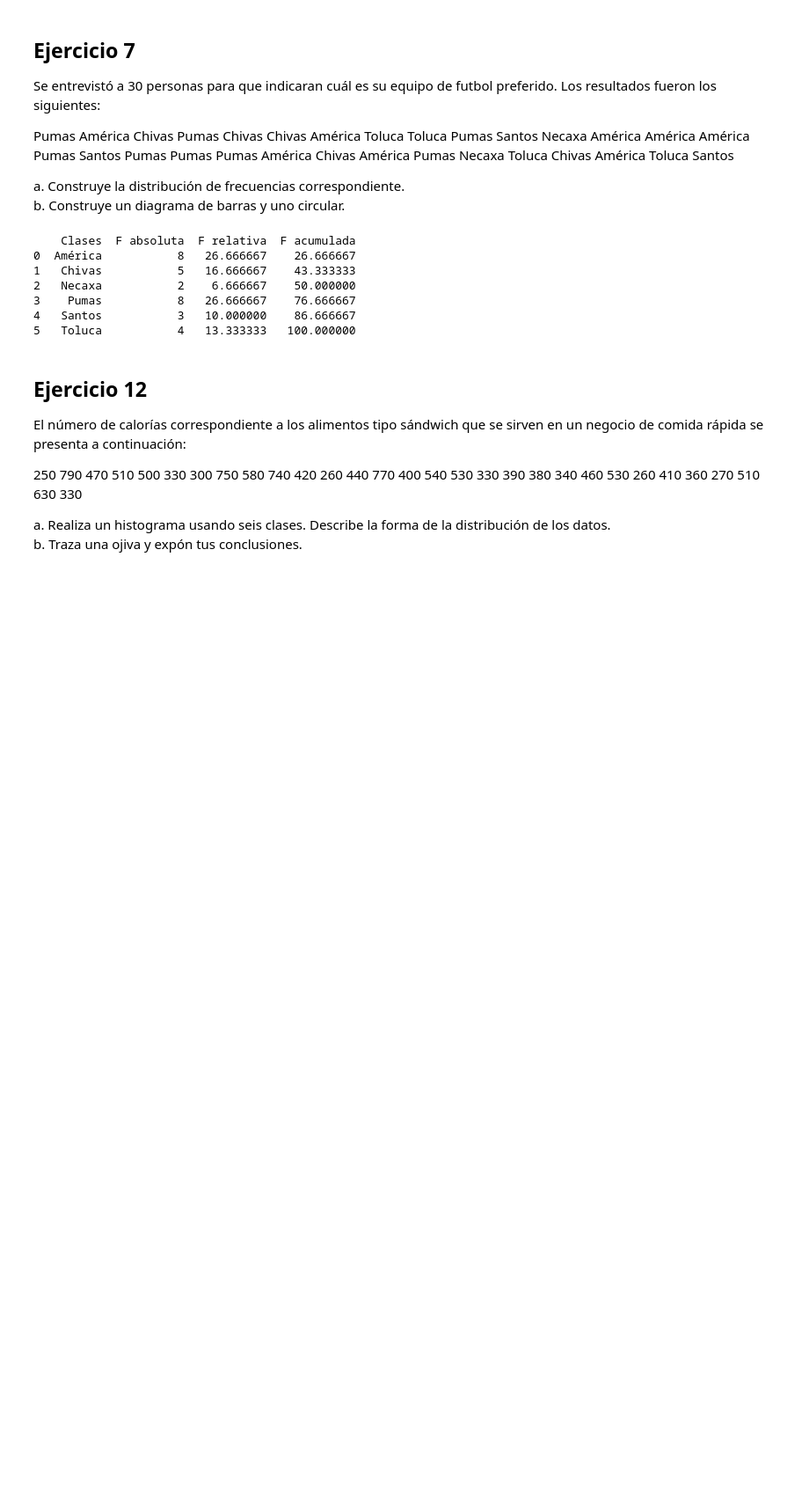
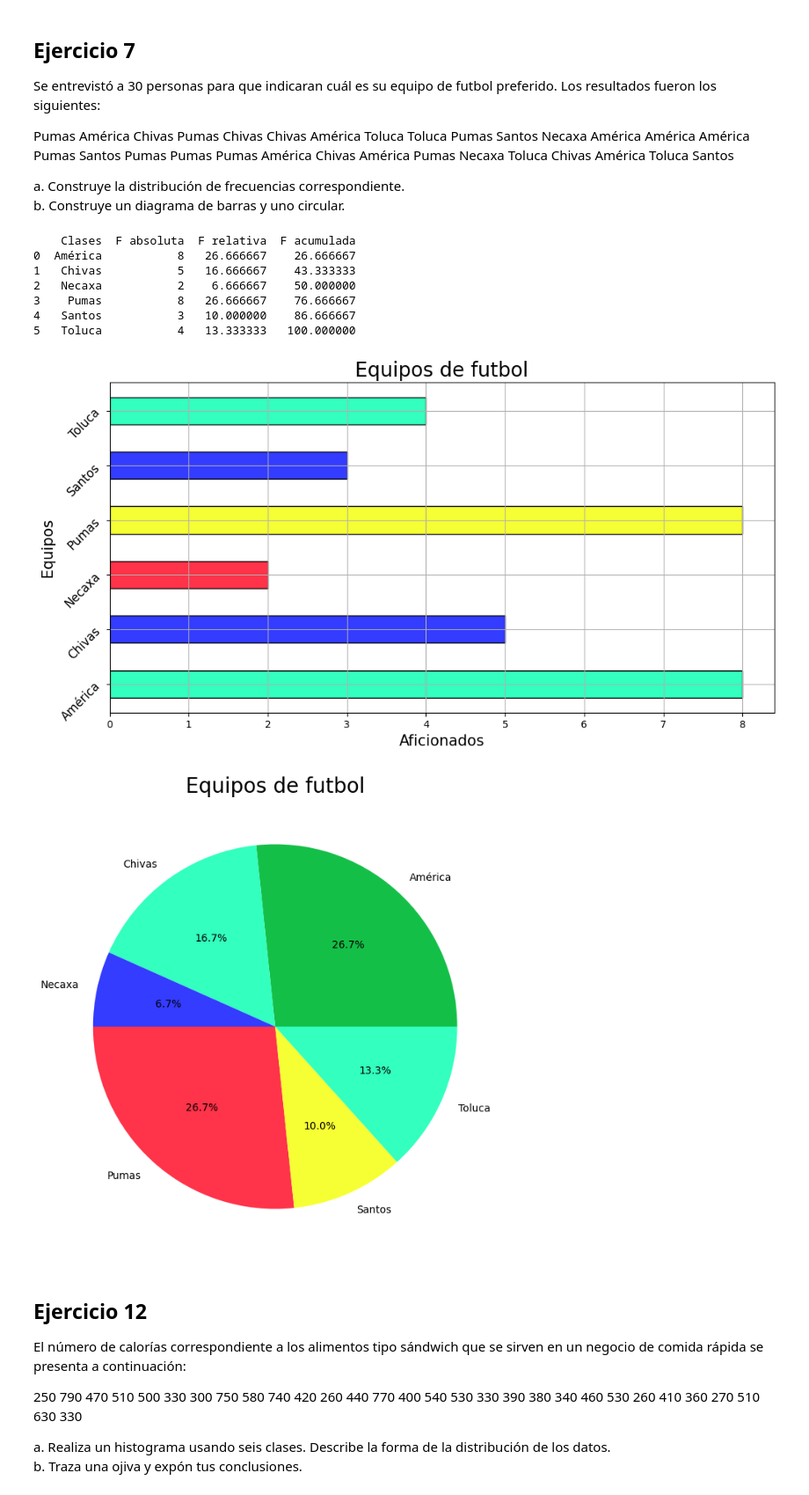
Before and after one commit to Gustavo1Lopez2Paz/GLPVerano2024T1, a Jupyter notebook: Ejercicios.ipynb, the cells around one changed output. Shown: that part at 88% size. Drawn from its saved outputs; the diff is of its cells as text; code cells hidden in the pictures; blank space fills up the shorter version.

```diff
--- a/Ejercicios.ipynb
+++ b/Ejercicios.ipynb
@@ -75,6 +75,16 @@ print(tabla)
 3    Pumas           8   26.666667    76.666667
 4   Santos           3   10.000000    86.666667
 5   Toluca           4   13.333333   100.000000
+# %%
+titulo = "Equipos de futbol"
+labelx = "Aficionados"
+labely = "Equipos"
+
+barras = gr.plot_barras(clases_sorted,fa_sorted, labelx, labely, titulo)
+pastel = gr.plot_pie(fr_relativa,clases_sorted,titulo)
+# %% [output]
+[figure, added]
+[figure, added]
 # %% [markdown]
 ## Ejercicio 12
 
```
Also changed, not shown: 1 other file.
